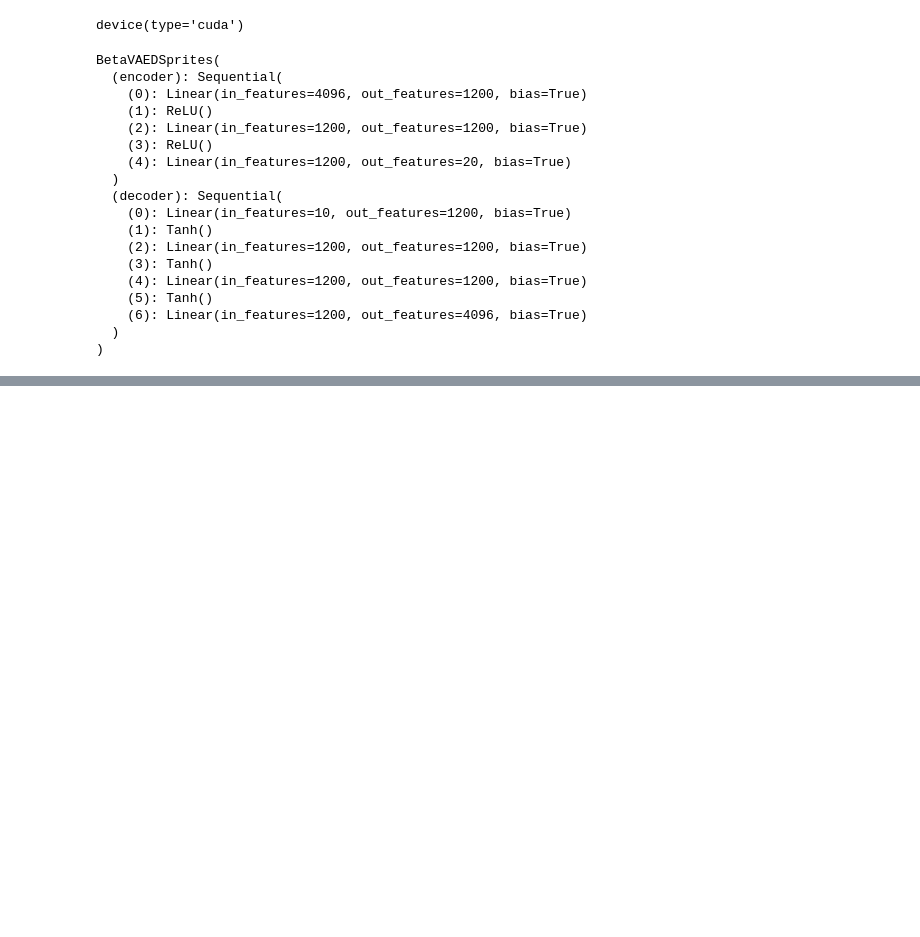
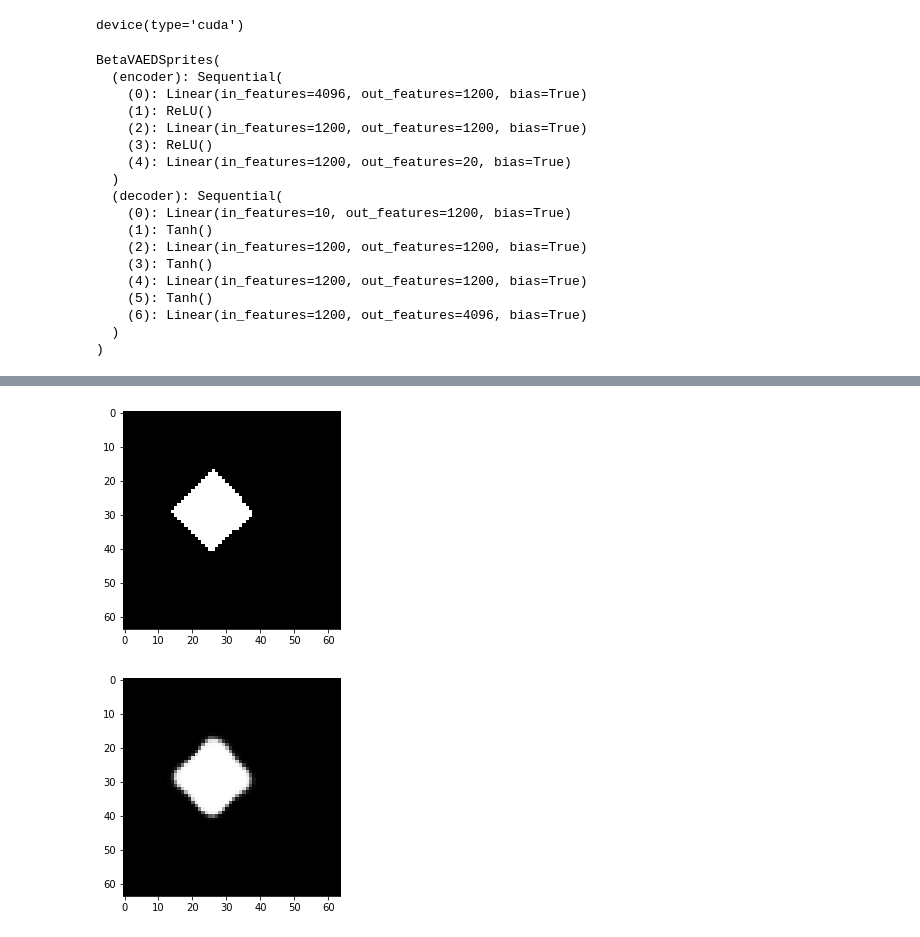
Before and after one commit to hzzhyj/atml, a Jupyter notebook: experiments/BetaVAE.ipynb, the cells around one changed output, grey strips where cells are left out. Saved outputs shown, nothing was run; the diff lists cells and outputs as text; code cells hidden in the pictures; blank space fills up the shorter version.

```diff
--- a/experiments/BetaVAE.ipynb
+++ b/experiments/BetaVAE.ipynb
@@ -87,2 +107,5 @@ plt.show()
 # %%
 torch.save(model, 'betavae_beta1_e10.dat')
+# %%
+model_e10_alldata = torch.load('betavae_beta1_e10_alldata.dat')
+model_e10_alldata.eval()
@@ -88,0 +131,11 @@ torch.save(model, 'betavae_beta1_e10.dat')
+# %%
+index = 198989
+original = dataset[index].float().to(device)
+recon, mu, logvar = model_e10_alldata(original)
+plt.imshow(original.cpu(), cmap='Greys_r')
+plt.show()
+plt.imshow(torch.sigmoid(recon.cpu().detach()).view(64,64), cmap='Greys_r')
+plt.show()
+# %% [output]
+[figure, added]
+[figure, added]
```
Also changed, not shown: parts of 9 cells of this notebook, 9 other files.
